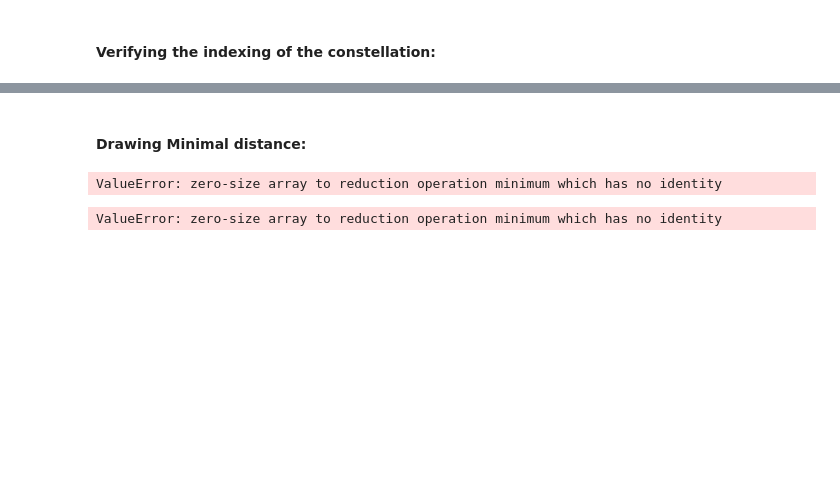
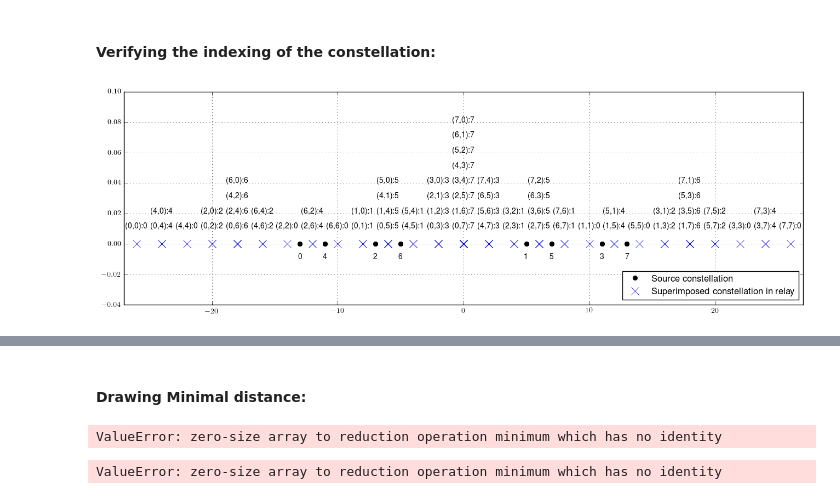
Before and after one commit to ProchazkaPavel/EURASIP_2017, a Jupyter notebook: notebooks/Plots_Transaction.ipynb, the cells around one changed output, grey strips where cells are left out. Drawn from its saved outputs; the diff is of its cells as text; code cells hidden in the pictures; blank space fills up the shorter version.

```diff
--- a/notebooks/Plots_Transaction.ipynb
+++ b/notebooks/Plots_Transaction.ipynb
@@ -18,6 +18,67 @@ if 'lib' not in sys.path:
 from compare_QPSK import *
 # %% [markdown]
 #### Verifying the indexing of the constellation:
+# %%
+def eval_levels_XOR(Nb, Ns, real=False):  # Evaluate BPSK levels for given Nb, Ns -- complex channel
+    odd = np.mod(Nb, 2)
+    Ls = np.asarray([2**i for i in np.arange(0, Ns)]) # superposed levels
+    if real:
+        Lb = np.asarray([3**i for i in np.arange(0, Nb)])
+        return (Lb, Ls)
+    Lbt = 2**Ns * np.asarray([np.asarray([3**i, 1j*3**i]) for i in np.arange(0, Nb/2)]).flatten() # basic levels
+#  print np.abs(Ls), np.abs(Lb)
+    if odd == 1:
+        Lb = np.hstack([Lbt, 2**Ns * 3**((Nb-1)/2)])
+    else:
+        Lb = Lbt
+    return (Lb, Ls) # Basic and superposed levels
+
+def const_design_XOR(Nb, Ns, h = 1.): # Relative Channel Parameterization
+    (Lb, Ls) = eval_levels_XOR(Nb, Ns, True)
+    en = np.sum(np.abs(Lb)**2) + np.sum(np.abs(Ls)**2)
+    alpha = 1.#./np.sqrt(en)
+    sourceA_const = find_levels(0, np.hstack([Ls, Lb]), [0], [-1., 1.])*alpha
+    sourceB_const = find_levels(0, np.hstack([1j*Ls, Lb]), [0], [-1., 1.])*alpha
+    basic_part = find_levels(0,Lb, [0], [-1., 1.])*alpha
+    superposed_part = find_levels(0,Ls, [0], [-1., 1.])*alpha
+    relay_const = np.asarray([x + y * h for x in sourceA_const for y in sourceB_const])
+    return (sourceA_const, sourceB_const, basic_part, superposed_part, relay_const, alpha)
+
+## BitXOR
+Nb = 3
+Ns = 0
+(sourceA_const, sourceB_const, basic_part, superposed_part, relay_const, alpha) = const_design_XOR(Nb, Ns)
+ind_const = np.asarray([s1* 2**(Nb + Ns) + s2 * 2**(Nb) + (b1^b2) \
+              for s1 in range(0, 2**Ns) for b1 in range(0, 2**Nb) \
+              for s2 in range(0, 2**Ns) for b2 in range(0, 2**Nb)] )
+ind_SRCconst = np.asarray([(b1, b2) \
+              for s1 in range(0, 2**Ns) for b1 in range(0, 2**Nb) \
+              for s2 in range(0, 2**Ns) for b2 in range(0, 2**Nb)] )
+plt.figure(figsize=(16,5))
+plt.plot(np.real(sourceA_const), np.imag(sourceA_const),'ko')
+plt.plot(np.real(sourceB_const), np.imag(sourceB_const),'ko', label='Source constellation')
+plt.plot(np.real(relay_const), np.imag(relay_const),'x',ms=10, label='Superimposed constellation in relay')
+vec = np.unique(np.round(relay_const,10))
+cnt = np.zeros(len(vec))
+for i in range(0,len(relay_const)):
+    arg = np.nonzero(np.abs(vec - relay_const[i]) < 1e-8)
+    shift = cnt[arg]
+    act_string = "(%d,%d):%d"%(ind_SRCconst[i][0], ind_SRCconst[i][1], ind_const[i])
+#    act_string = "".join((str(i), str(dec2bin(i,((Nb+Ns)*2))), str(ind_const[i])))
+    plt.text(np.real(relay_const[i]), np.imag(relay_const[i]) + 0.01 + 0.01* shift, act_string, ha='center')
+    cnt[arg] += 1
+#plt.legend(['Source A', 'Source B', 'Relay'])
+for i in range(0, 2**Nb):
+    plt.text(np.real(sourceA_const[i]), np.imag(sourceA_const[i])-0.01, str(i), ha='center')
+plt.legend(numpoints=1, loc=4)
+plt.grid()
+plt.xlim([-3**Nb,3**Nb])
+plt.ylim([-0.04,0.1])
+
+plt.savefig('Size%d.eps'%Nb)
+plt.show()
+# %% [output]
+[figure, added]
 # %%
 ## BitXOR
 Nb = 2
```
Also changed, not shown: parts of 1 cell of this notebook, 2 other files.
